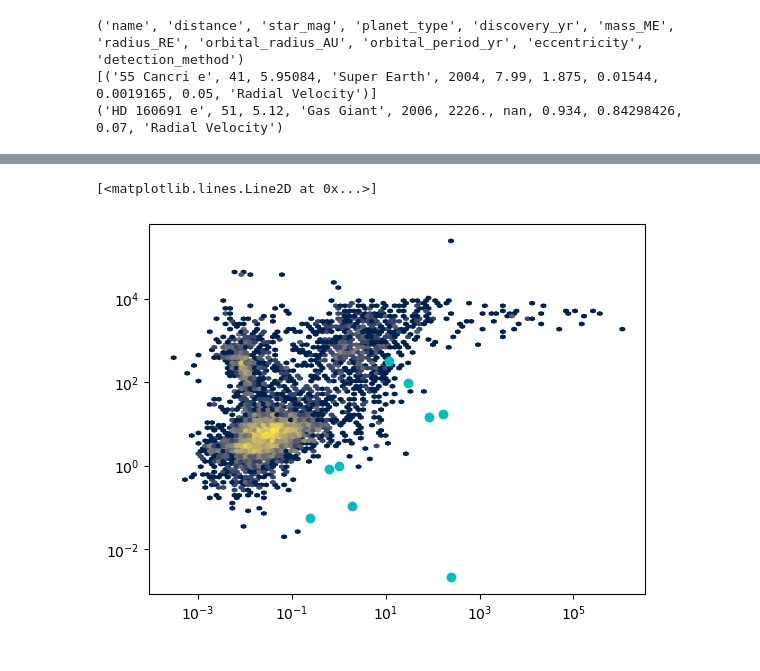
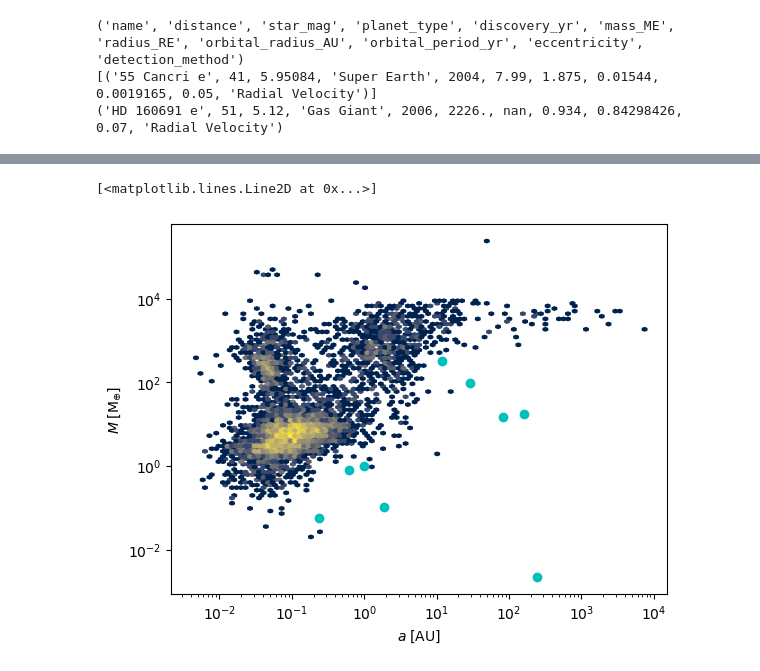
Before and after one commit to rlpitts/Matplotlib4Publication, a Jupyter notebook: MatplotlibTraining-Prob1.ipynb, the cells around one changed output, grey strips where cells are left out. Cells and saved outputs as stored; diff of their text form; code cells hidden in the pictures.

```diff
--- a/MatplotlibTraining-Prob1.ipynb
+++ b/MatplotlibTraining-Prob1.ipynb
@@ -73,8 +100,18 @@ plt.loglog(solsys['orbital_radius_AU'],solsys['mass_ME'],'co')
 # %%
-plt.hexbin(exos['orbital_period_yr'][~np.isnan(exos['mass_ME'])],
+plt.hexbin(exos['orbital_radius_AU'][~np.isnan(exos['mass_ME'])],
            exos['mass_ME'][~np.isnan(exos['mass_ME'])], xscale='log', yscale='log', bins='log',
-          cmap = mpl.colormaps['cividis'])
+           cmap = mpl.colormaps['cividis'])
+plt.xlabel(r'$a\;[\mathrm{AU}]$')
+plt.ylabel(r'$M\;[\mathrm{M}_{\oplus}]$')
+#counts = hexbin.get_array()
+# xbins = 10 ** np.linspace(np.log10(min(exos['orbital_period_yr'][~np.isnan(exos['mass_ME'])])),
+#                           np.log10(max(exos['orbital_period_yr'][~np.isnan(exos['mass_ME'])])),
+#                           hexbin.get_array().shape[0] + 1)
+# ybins = 10 ** np.linspace(np.log10(min(exos['mass_ME'][~np.isnan(exos['mass_ME'])])),
+#                           np.log10(max(exos['mass_ME'][~np.isnan(exos['mass_ME'])])),
+#                           hexbin.get_array().shape[1] + 1)
 plt.loglog(solsys['orbital_period_yr'],solsys['mass_ME'],'co')
+#print(hexbin.get_array().shape)
 # %% [output]
 [<matplotlib.lines.Line2D at 0x...>]
-[figure, old version]
+[figure, new version]
```
Also changed, not shown: parts of 12 cells of this notebook, 1 other file.
